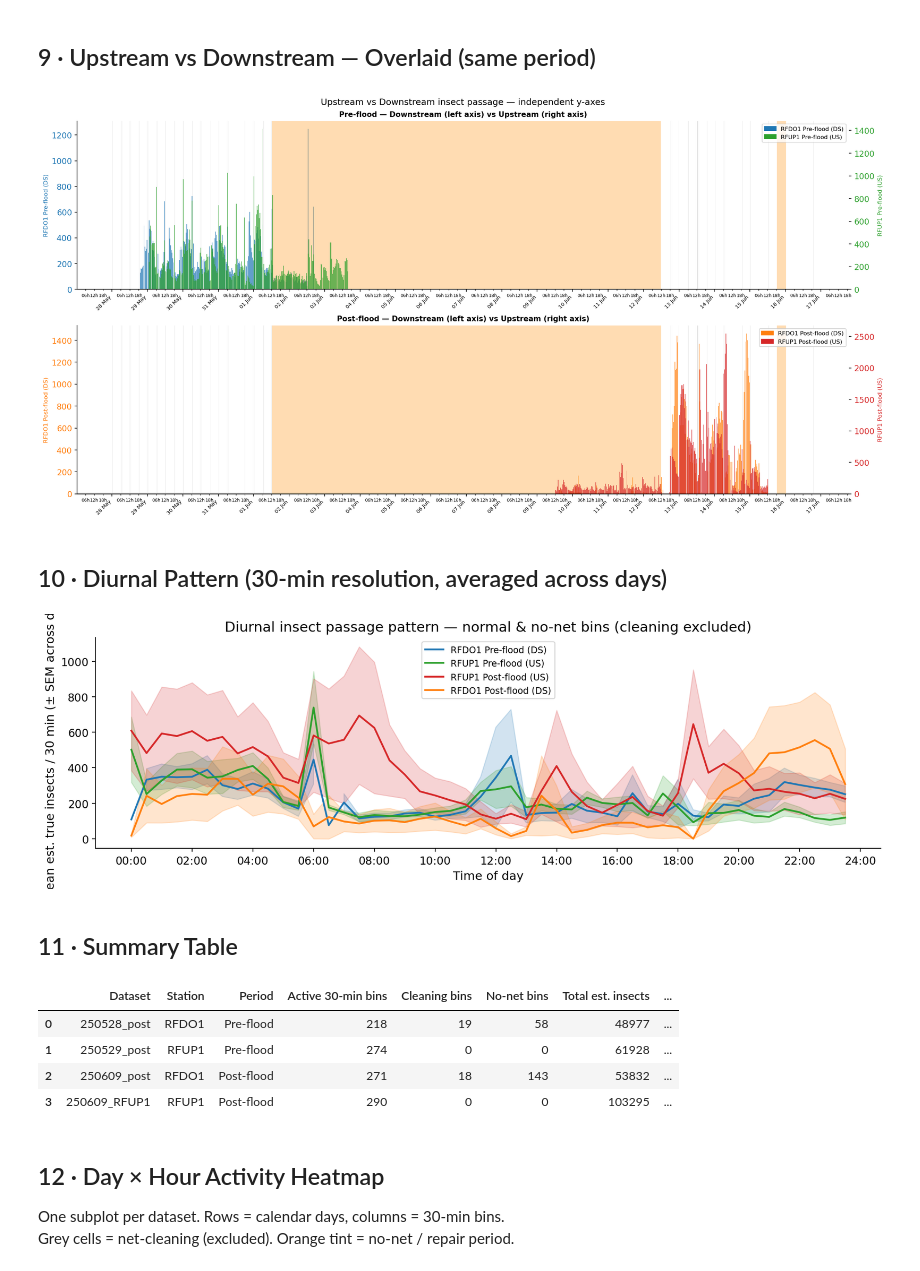
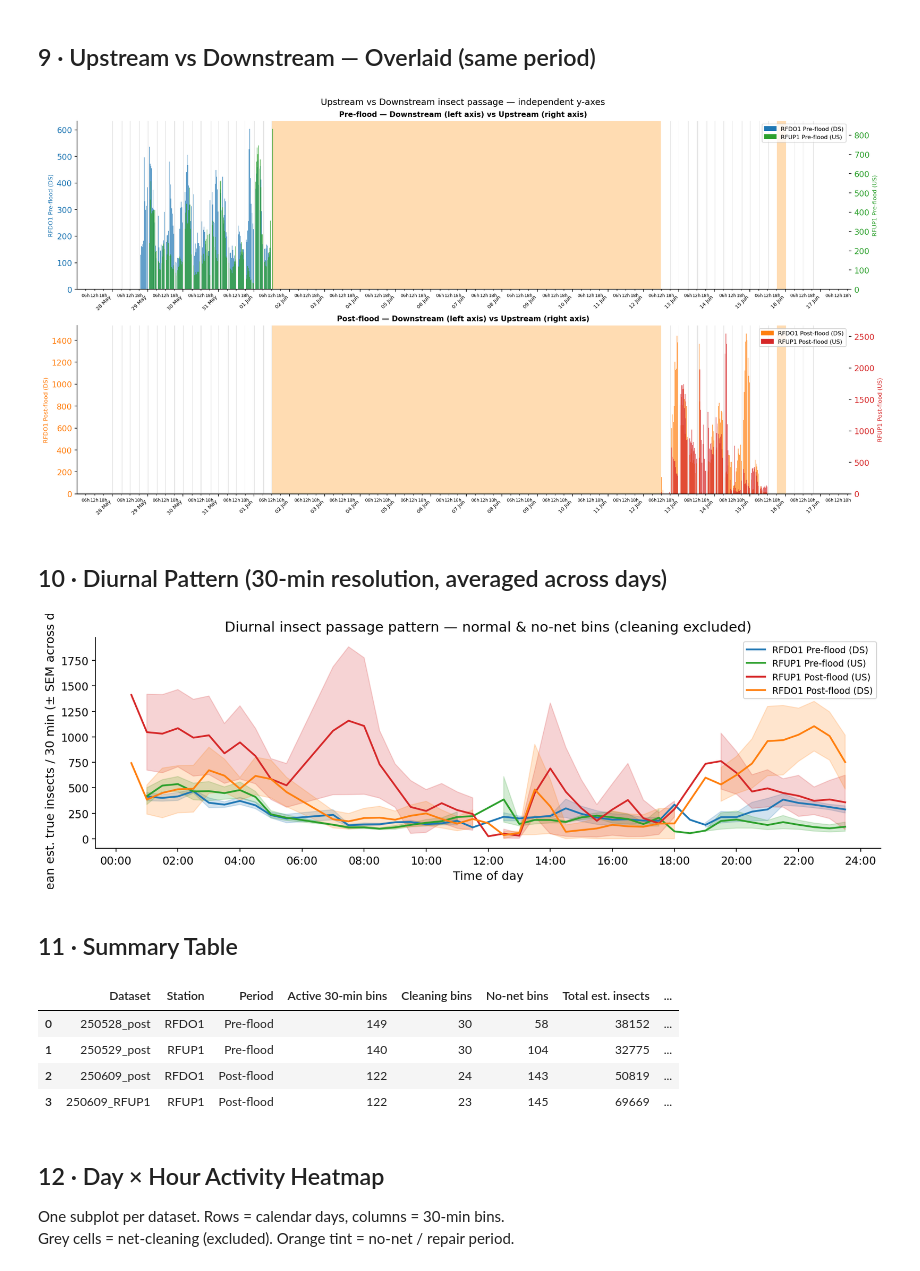
Before and after one commit to nagek00/Hyding2, a Jupyter notebook: insect_timeline_analysis.ipynb, the cells around one changed output. Cells and saved outputs as stored; diff of their text form; code cells hidden in the pictures.

```diff
--- a/insect_timeline_analysis.ipynb
+++ b/insect_timeline_analysis.ipynb
@@ -73,6 +73,7 @@ DATASETS = {
         'fp_sep':     ';',
         'has_cleaning': False,
         'cleaning_loc': None,
+        'net_periods':  [(pd.Timestamp('2025-05-29 00:11'), pd.Timestamp('2025-06-01 12:49'))],
     },
     '250609_post': {
         'station': 'RFDO1', 'position': 'Downstream', 'period': 'Post-flood',
@@ -91,6 +92,7 @@ DATASETS = {
         'fp_sep':     ',',
         'has_cleaning': False,
         'cleaning_loc': None,
+        'net_periods':  [(pd.Timestamp('2025-06-12 12:04'), pd.Timestamp('2025-06-15 12:11'))],
     },
 }
 
@@ -303,11 +305,11 @@ def parse_cleaning_csv(csv_path: Path, year: int = 2025):
         t_after  = safe_time(date, row.get('after'), prev_dt=t_before)
 
         if t_before is not None and t_after is not None:
-            cleaning_intervals.append((t_before, t_after + pd.Timedelta(minutes=5), loc))
+            cleaning_intervals.append((t_before - pd.Timedelta(minutes=10), t_after + pd.Timedelta(minutes=10), loc))
         elif t_before is not None and t_after is None:
             pending_removal[loc] = t_before
         elif t_before is None and t_after is not None:
-            end_dt = t_after + pd.Timedelta(minutes=5)
+            end_dt = t_after + pd.Timedelta(minutes=10)
             if loc in pending_removal:
                 no_net_intervals.append((pending_removal.pop(loc), end_dt, loc))
             else:
@@ -359,7 +361,21 @@ def annotate_timeline(tag: str, tl: pd.DataFrame) -> pd.DataFrame:
     meta = DATASETS[tag]
 
     if not meta['has_cleaning']:
-        tl['status'] = 'unknown'
+        net_periods = meta.get('net_periods', [])
+        if not net_periods:
+            tl['status'] = 'unknown'
+            return tl
+        # Use RFDO_1 cleaning intervals as shared schedule for RFUP1
+        shared_cleaning = [(s, e) for s, e, l in CLEANING if l == 'RFDO_1']
+        def classify_rfup(row):
+            bs, be = row['bin_start'], row['bin_end']
+            in_net = any(bs < ne and be > ns for ns, ne in net_periods)
+            if not in_net:
+                return 'no_net'
+            if overlaps_any(bs, be, shared_cleaning):
+                return 'cleaning'
+            return 'unknown'
+        tl['status'] = tl.apply(classify_rfup, axis=1)
         return tl
 
     loc = meta['cleaning_loc']
@@ -386,14 +402,13 @@ def annotate_timeline(tag: str, tl: pd.DataFrame) -> pd.DataFrame:
     return tl
 
 
-if not _cache_hit:
-    for tag in DATASETS:
-        TIMELINES[tag] = annotate_timeline(tag, TIMELINES[tag])
+# Always re-annotate so changes to cleaning/net logic take effect
+for tag in DATASETS:
+    TIMELINES[tag] = annotate_timeline(tag, TIMELINES[tag])
 
-    # Save annotated timelines so the next restart skips all of the above
-    for tag, tl in TIMELINES.items():
-        tl.to_csv(_timeline_files[tag], index=False)
-    print(f'Annotated timelines saved to cache ({CACHE_DIR})')
+for tag, tl in TIMELINES.items():
+    tl.to_csv(_timeline_files[tag], index=False)
+print(f'Timelines annotated and cache updated ({CACHE_DIR})')
 
 for tag, tl in TIMELINES.items():
     counts = tl['status'].value_counts().to_dict()
@@ -541,7 +591,7 @@ for ax, (period, ds_tag, us_tag) in zip(
     ax2 = ax.twinx()
     for this_ax, tag, alpha in [(ax, ds_tag, 0.7), (ax2, us_tag, 0.7)]:
         tl     = TIMELINES[tag]
-        normal = tl[tl['status'].isin(['normal', 'unknown', 'no_net'])]
+        normal = tl[tl['status'].isin(['normal', 'unknown'])]
         this_ax.bar(
             normal['bin_start'], normal['est_true'],
             width=pd.Timedelta(minutes=BLOCK_MIN - 2),
@@ -578,50 +628,50 @@ fig.suptitle('Upstream vs Downstream insect passage — independent y-axes', fon
 fig.savefig(OUT_DIR / 'up_vs_downstream_30min.png', bbox_inches='tight')
 plt.show()
 # %% [output]
-[figure, old version]
+[figure, new version]
 # %% [markdown]
 ## 10 · Diurnal Pattern (30-min resolution, averaged across days)
 # %%
 # 'normal', 'unknown', and 'no_net' bins all contribute; only 'cleaning' excluded
 all_normal = pd.concat(
-    [tl[tl['status'].isin(['normal', 'unknown', 'no_net'])].assign(tag=tag)
+    [tl[tl['status'].isin(['normal', 'unknown'])].assign(tag=tag)
      for tag, tl in TIMELINES.items()],
     ignore_index=True
 )
 all_normal['time_of_day'] = (
     all_normal['bin_start'].dt.hour + all_normal['bin_start'].dt.minute / 60
 )
 
 fig, ax = plt.subplots(figsize=(12, 4))
 for tag, grp in all_normal.groupby('tag'):
     diurnal = grp.groupby('time_of_day')['est_true'].agg(['mean', 'sem']).reset_index()
     ax.plot(diurnal['time_of_day'], diurnal['mean'],
             lw=1.8, color=COLORS[tag], label=LABELS[tag])
     ax.fill_between(
         diurnal['time_of_day'],
         diurnal['mean'] - diurnal['sem'],
         diurnal['mean'] + diurnal['sem'],
         color=COLORS[tag], alpha=0.2
     )
 
 ax.set_xticks(range(0, 25, 2))
 ax.set_xticklabels([f'{h:02d}:00' for h in range(0, 25, 2)])
 ax.set_xlabel('Time of day')
 ax.set_ylabel('Mean est. true insects / 30 min (± SEM across days)')
 ax.set_title('Diurnal insect passage pattern — normal & no-net bins (cleaning excluded)')
 ax.legend(fontsize=9)
 
 fig.tight_layout()
 fig.savefig(OUT_DIR / 'diurnal_pattern_30min.png', bbox_inches='tight')
 plt.show()
 # %% [output]
-[figure, old version]
+[figure, new version]
 # %% [markdown]
 ## 11 · Summary Table
 # %%
 rows = []
 for tag, tl in TIMELINES.items():
-    active = tl[tl['status'].isin(['normal', 'unknown', 'no_net'])]
+    active = tl[tl['status'].isin(['normal', 'unknown'])]
     fp_df  = FP_RATES[tag]
     peak_bin = active.loc[active['est_true'].idxmax()] if not active.empty else None
     rows.append({
@@ -641,10 +691,10 @@ summary = pd.DataFrame(rows)
 display(summary)
 # %% [output]
 |  | Dataset | Station | Period | Active 30-min bins | Cleaning bins | No-net bins | Total est. insects | ... |
-| 0 | 250528_post | RFDO1 | Pre-flood | 218 | 19 | 58 | 48977 | ... |
-| 1 | 250529_post | RFUP1 | Pre-flood | 274 | 0 | 0 | 61928 | ... |
-| 2 | 250609_post | RFDO1 | Post-flood | 271 | 18 | 143 | 53832 | ... |
-| 3 | 250609_RFUP1 | RFUP1 | Post-flood | 290 | 0 | 0 | 103295 | ... |
+| 0 | 250528_post | RFDO1 | Pre-flood | 149 | 30 | 58 | 38152 | ... |
+| 1 | 250529_post | RFUP1 | Pre-flood | 140 | 30 | 104 | 32775 | ... |
+| 2 | 250609_post | RFDO1 | Post-flood | 122 | 24 | 143 | 50819 | ... |
+| 3 | 250609_RFUP1 | RFUP1 | Post-flood | 122 | 23 | 145 | 69669 | ... |
 # %% [markdown]
 ## 12 · Day × Hour Activity Heatmap
 
```
Also changed, not shown: parts of 13 cells of this notebook.
